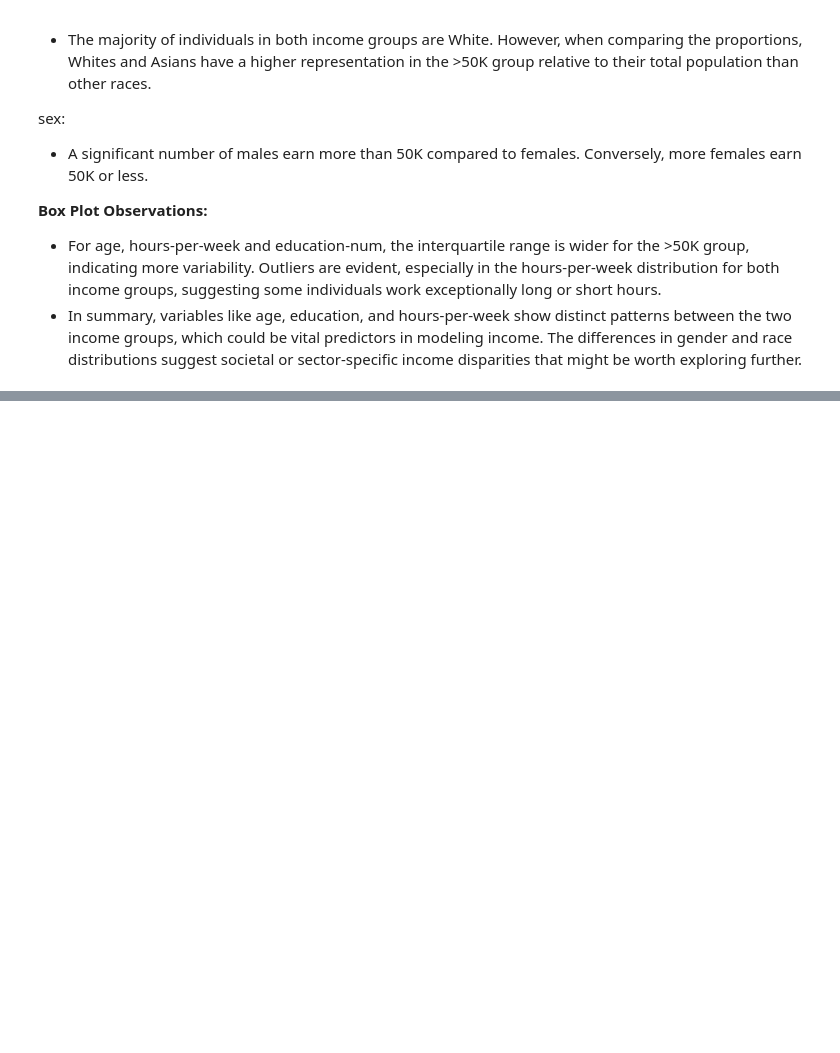
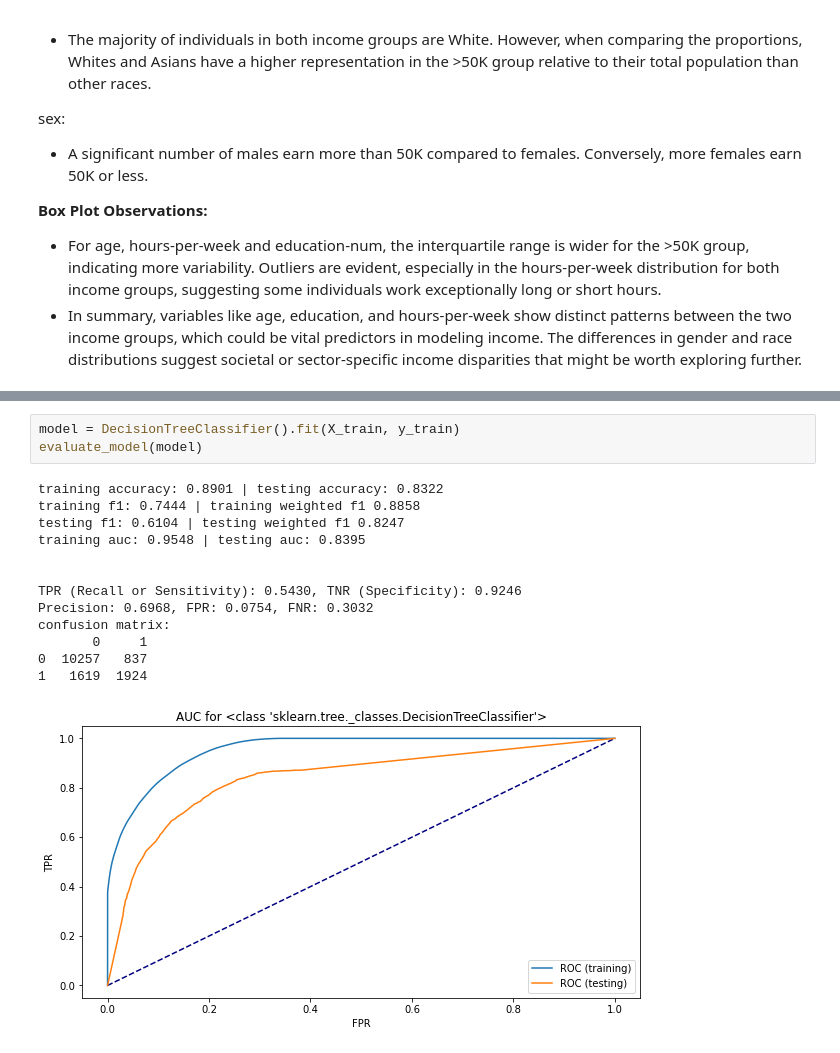
Before and after one commit to legendarycy/IS3221_Grp_2, a Jupyter notebook: IS3221 Project Codes.ipynb, the cells around one changed output, grey strips where cells are left out. Drawn from its saved outputs; the diff is of its cells as text; blank space fills up the shorter version.

```diff
--- a/IS3221 Project Codes.ipynb
+++ b/IS3221 Project Codes.ipynb
@@ -674,0 +808,17 @@ sex:
+# %%
+model = DecisionTreeClassifier().fit(X_train, y_train)
+evaluate_model(model)
+# %% [output]
+training accuracy: 0.8901 | testing accuracy: 0.8322
+training f1: 0.7444 | training weighted f1 0.8858
+testing f1: 0.6104 | testing weighted f1 0.8247
+training auc: 0.9548 | testing auc: 0.8395
+
+
+TPR (Recall or Sensitivity): 0.5430, TNR (Specificity): 0.9246
+Precision: 0.6968, FPR: 0.0754, FNR: 0.3032
+confusion matrix:
+       0     1
+0  10257   837
+1   1619  1924
+[figure, added]
```
Also changed, not shown: parts of 17 cells of this notebook, 1 other file.
